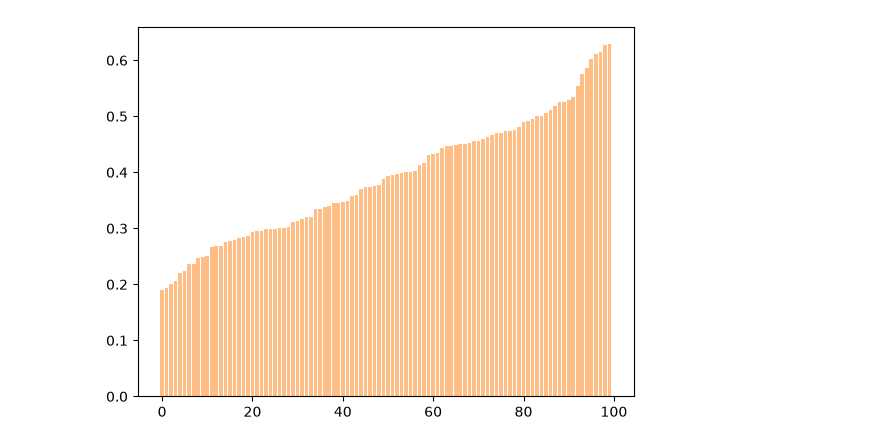
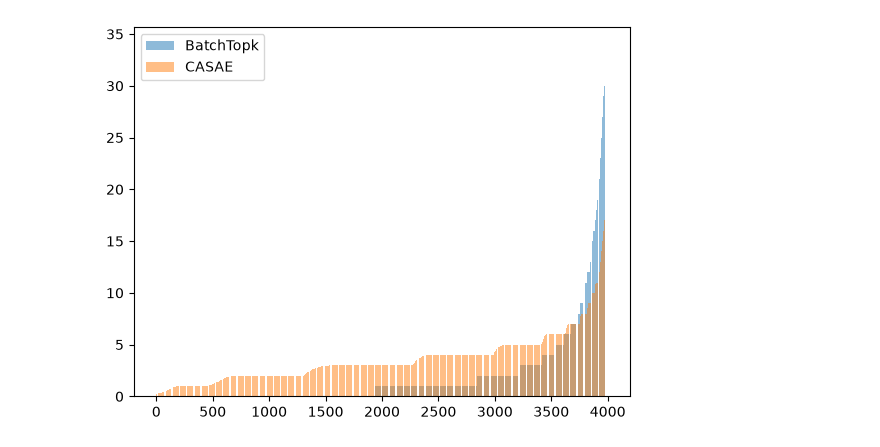
Before and after one commit to St0pien/ca-sae, a Jupyter notebook: notebooks/budget_cmp.ipynb, the cells around one changed output. Saved outputs shown, nothing was run; the diff lists cells and outputs as text; code cells hidden in the pictures.

```diff
--- a/notebooks/budget_cmp.ipynb
+++ b/notebooks/budget_cmp.ipynb
@@ -29,10 +29,11 @@ ca_sae.eval()
 
 ca_ks = 5*4096 *  torch.softmax(ca_sae.budget_vector, dim=0)
 # %%
-emp = sorted(empirical_ks)[100:]
-cas = sorted(ca_ks.detach().cpu())[100:]
+emp = sorted(empirical_ks)[:-100]
+cas = sorted(ca_ks.detach().cpu())[:-100]
 plt.bar(range(len(emp)), emp, alpha=0.5, label="BatchTopk")
-plt.bar(range(len(cas)), cas, alpha=0.5, label="")
+plt.bar(range(len(cas)), cas, alpha=0.5, label="CASAE")
+plt.legend()
 plt.show()
 # %% [output]
-[figure, old version]
+[figure, new version]
```
Also changed, not shown: 32 other files.
